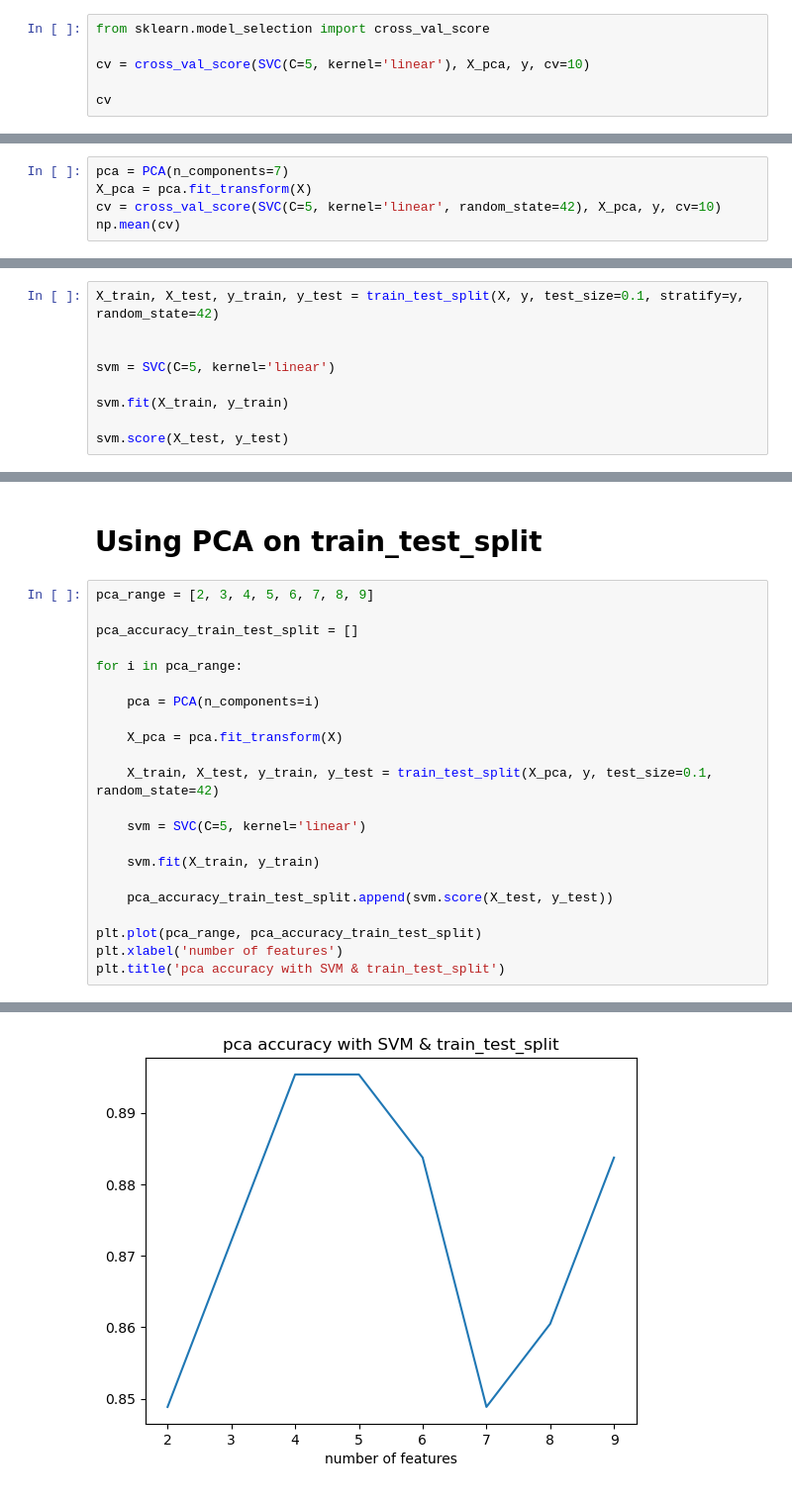
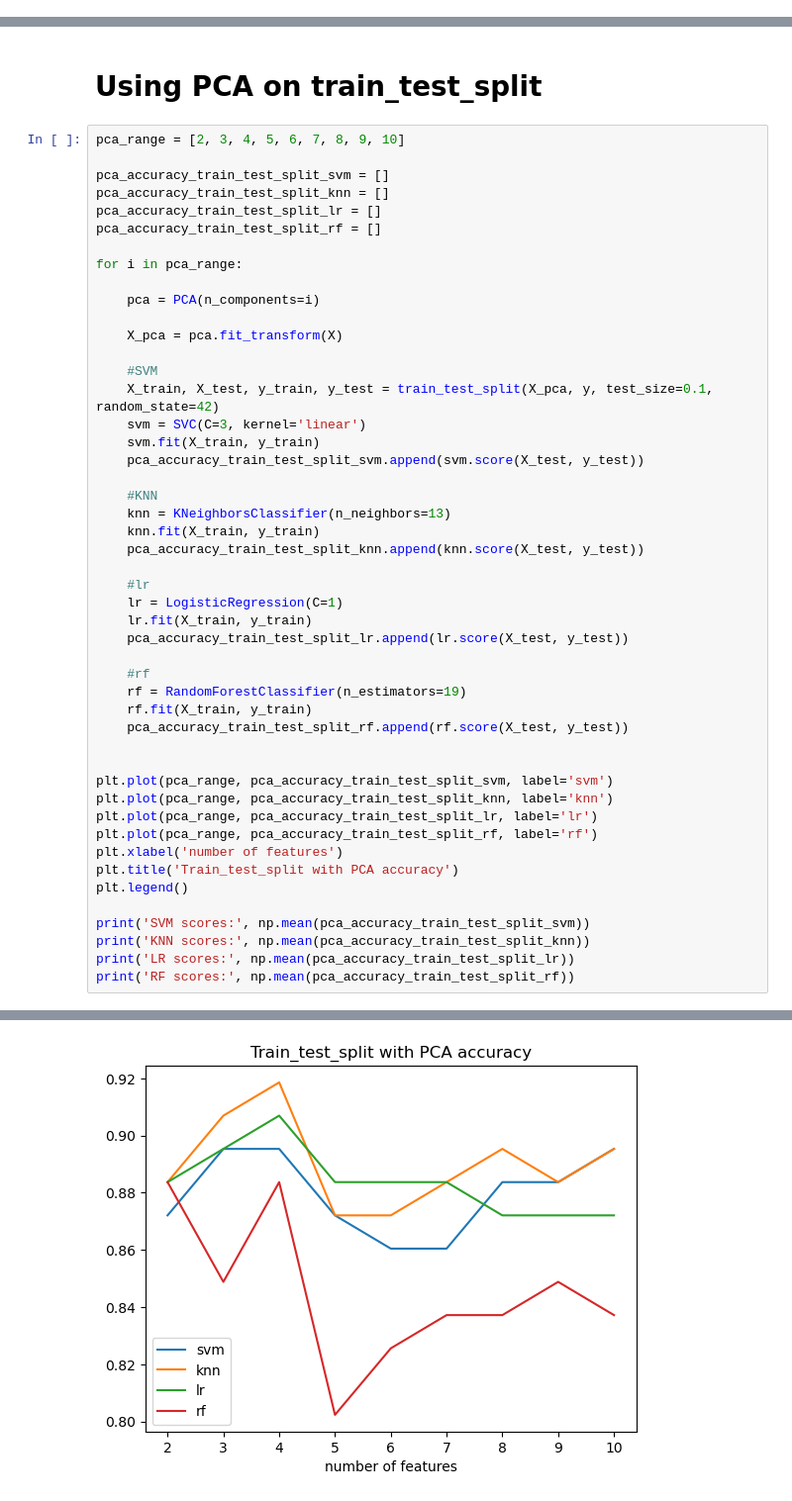
Before and after one commit to yanchooy/heart_disease_prediction, a Jupyter notebook: heart_disease_predict.ipynb, the cells around one changed output, grey strips where cells are left out. Shown at 99% size. Saved outputs shown, nothing was run; the diff lists cells and outputs as text.

```diff
--- a/heart_disease_predict.ipynb
+++ b/heart_disease_predict.ipynb
@@ -512,6 +652,0 @@ Let's run these features with the SVM model identified earlier.
-# %%
-from sklearn.model_selection import cross_val_score
-
-cv = cross_val_score(SVC(C=5, kernel='linear'), X_pca, y, cv=10)
-
-cv
@@ -553,5 +746,0 @@ Text(0.5, 1.0, 'Pca accuracy with SVM model')
-# %%
-pca = PCA(n_components=7)
-X_pca = pca.fit_transform(X)
-cv = cross_val_score(SVC(C=5, kernel='linear', random_state=42), X_pca, y, cv=10)
-np.mean(cv)
@@ -588,9 +803,0 @@ Text(0.5, 0, 'test_size')
-# %%
-X_train, X_test, y_train, y_test = train_test_split(X, y, test_size=0.1, stratify=y, random_state=42)
-
-
-svm = SVC(C=5, kernel='linear')
-
-svm.fit(X_train, y_train)
-
-svm.score(X_test, y_test)
@@ -601,9 +808,12 @@ We have jump to 88.3% score with 90% training data and 10% test data using the `
 # %% [markdown]
 # Using PCA on train_test_split
 # %%
-pca_range = [2, 3, 4, 5, 6, 7, 8, 9]
+pca_range = [2, 3, 4, 5, 6, 7, 8, 9, 10]
 
-pca_accuracy_train_test_split = []
+pca_accuracy_train_test_split_svm = []
+pca_accuracy_train_test_split_knn = []
+pca_accuracy_train_test_split_lr = []
+pca_accuracy_train_test_split_rf = []
 
 for i in pca_range:
 
@@ -611,15 +821,38 @@ for i in pca_range:
 
     X_pca = pca.fit_transform(X)
 
+    #SVM
     X_train, X_test, y_train, y_test = train_test_split(X_pca, y, test_size=0.1, random_state=42)
+    svm = SVC(C=3, kernel='linear')
+    svm.fit(X_train, y_train)
+    pca_accuracy_train_test_split_svm.append(svm.score(X_test, y_test))
 
-    svm = SVC(C=5, kernel='linear')
+    #KNN
+    knn = KNeighborsClassifier(n_neighbors=13)
+    knn.fit(X_train, y_train)
+    pca_accuracy_train_test_split_knn.append(knn.score(X_test, y_test))
 
-    svm.fit(X_train, y_train)
+    #lr
+    lr = LogisticRegression(C=1)
+    lr.fit(X_train, y_train)
+    pca_accuracy_train_test_split_lr.append(lr.score(X_test, y_test))
 
-    pca_accuracy_train_test_split.append(svm.score(X_test, y_test))
+    #rf
+    rf = RandomForestClassifier(n_estimators=19)
+    rf.fit(X_train, y_train)
+    pca_accuracy_train_test_split_rf.append(rf.score(X_test, y_test))
 
-plt.plot(pca_range, pca_accuracy_train_test_split)
+
+plt.plot(pca_range, pca_accuracy_train_test_split_svm, label='svm')
+plt.plot(pca_range, pca_accuracy_train_test_split_knn, label='knn')
+plt.plot(pca_range, pca_accuracy_train_test_split_lr, label='lr')
+plt.plot(pca_range, pca_accuracy_train_test_split_rf, label='rf')
 plt.xlabel('number of features')
-plt.title('pca accuracy with SVM & train_test_split')
+plt.title('Train_test_split with PCA accuracy')
+plt.legend()
+
+print('SVM scores:', np.mean(pca_accuracy_train_test_split_svm))
+print('KNN scores:', np.mean(pca_accuracy_train_test_split_knn))
+print('LR scores:', np.mean(pca_accuracy_train_test_split_lr))
+print('RF scores:', np.mean(pca_accuracy_train_test_split_rf))
 # %% [output]
@@ -627 +863 @@ Text(0.5, 1.0, 'pca accuracy with SVM & train_test_split')
-[figure, old version]
+[figure, new version]
```
Also changed, not shown: parts of 50 cells of this notebook.
